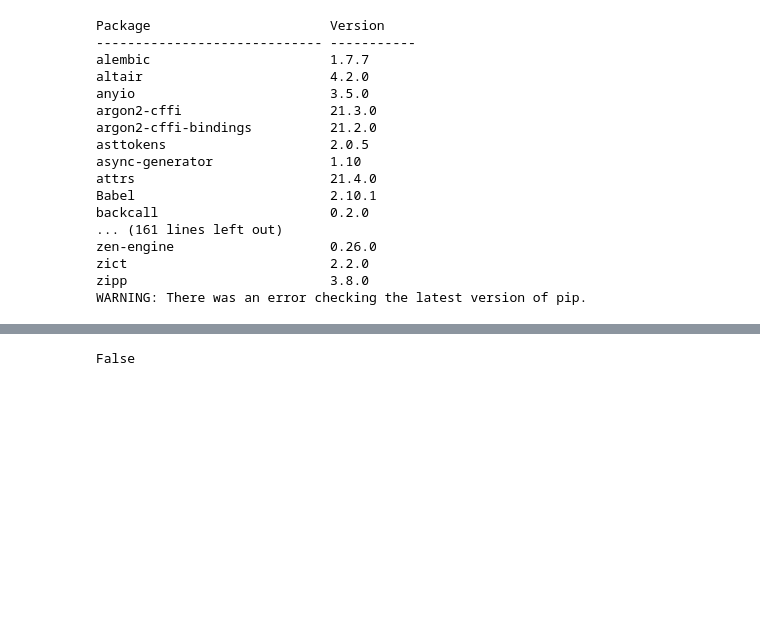
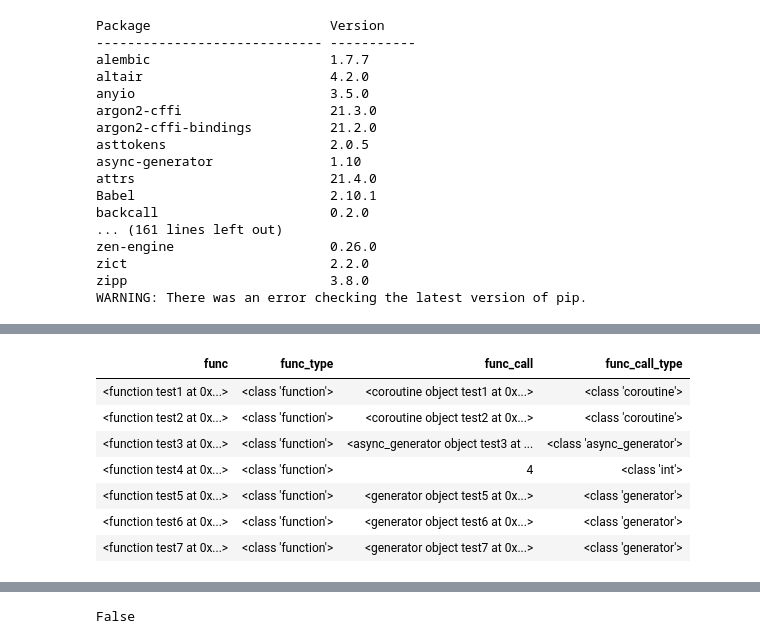
Before and after one commit to republicroad/republic, a Jupyter notebook: jupyter/python_inspect.ipynb, the cells around one changed output, grey strips where cells are left out. Saved outputs shown, nothing was run; the diff lists cells and outputs as text; code cells hidden in the pictures; blank space fills up the shorter version.

Commit message:
add display for jupyter

```diff
--- a/jupyter/python_inspect.ipynb
+++ b/jupyter/python_inspect.ipynb
@@ -96,0 +98,11 @@ Base 0 means to interpret the base from the string as an integer literal.
+# %%
+display(HTML(table.get_formatted_string("html")))
+# %% [output]
+| func | func_type | func_call | func_call_type |
+| <function test1 at 0x...> | <class 'function'> | <coroutine object test1 at 0x...> | <class 'coroutine'> |
+| <function test2 at 0x...> | <class 'function'> | <coroutine object test2 at 0x...> | <class 'coroutine'> |
+| <function test3 at 0x...> | <class 'function'> | <async_generator object test3 at ... | <class 'async_generator'> |
+| <function test4 at 0x...> | <class 'function'> | 4 | <class 'int'> |
+| <function test5 at 0x...> | <class 'function'> | <generator object test5 at 0x...> | <class 'generator'> |
+| <function test6 at 0x...> | <class 'function'> | <generator object test6 at 0x...> | <class 'generator'> |
+| <function test7 at 0x...> | <class 'function'> | <generator object test7 at 0x...> | <class 'generator'> |
```
Also changed, not shown: parts of 22 cells of this notebook, 6 other files.
